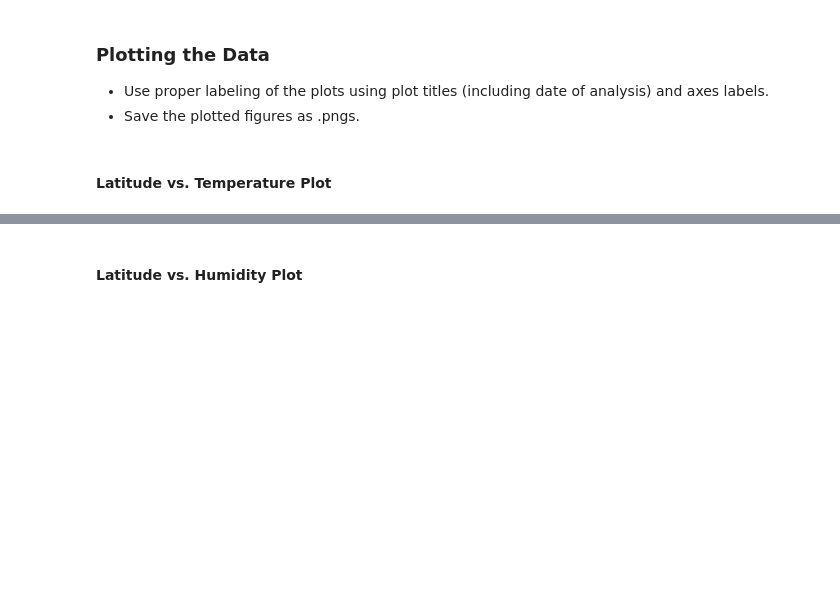
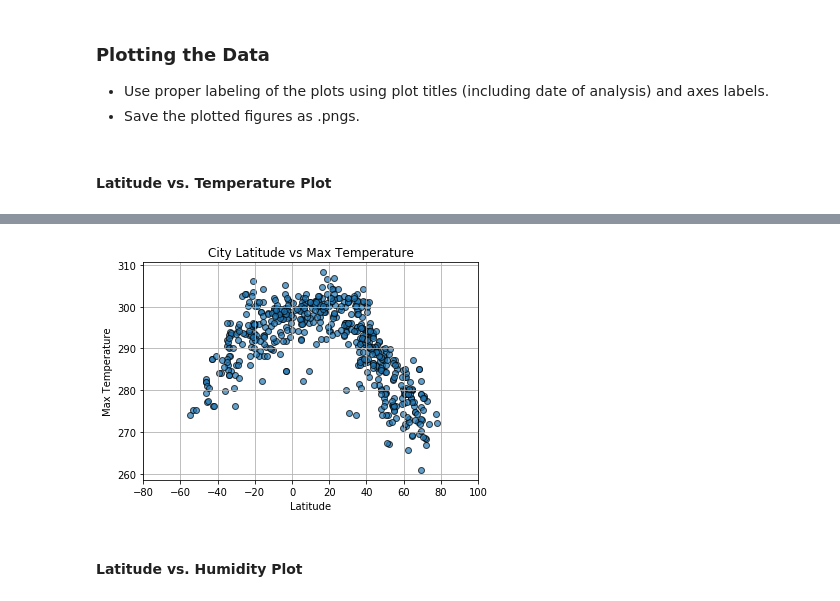
Before and after one commit to johnsethchong/UCI-homework, a Jupyter notebook: Homework6/starter_code/WeatherPy.ipynb, the cells around one changed output, grey strips where cells are left out. Saved outputs shown, nothing was run; the diff lists cells and outputs as text; code cells hidden in the pictures; blank space fills up the shorter version.

```diff
--- a/Homework6/starter_code/WeatherPy.ipynb
+++ b/Homework6/starter_code/WeatherPy.ipynb
@@ -156,3 +156,19 @@ Data Retrieval Complete
 ### Convert Raw Data to DataFrame
 * Export the city data into a .csv.
 * Display the DataFrame
+# %%
+#Create a dictionary and import into a DataFrame
+weather_dictionary = {"City": city_name,
+                     "Cloudiness": cloudiness,
+                     "Country": country,
+                     "Date": date,
+                     "Humidity": humidity,
+                     "Latitude": lat,
+                     "Longitude": lng,
+                     "Max Temperature": max_temp,
+                     "Wind Speed": wind_speed}
+
+weatherdf = pd.DataFrame(weather_dictionary)
+
+#Display the count of each column
+weatherdf.count()
@@ -188,2 +217,14 @@ dtype: int64
+# %%
+city_lat = weatherdf['Latitude']
+city_temp = weatherdf['Max Temperature']
+plt.scatter(city_lat,city_temp, marker="o", alpha=0.7,edgecolors='black')
+plt.xlabel("Latitude")
+plt.ylabel("Max Temperature")
+plt.title("City Latitude vs Max Temperature")
+plt.xlim(-80, 100)
+plt.grid()
+plt.savefig("Images\lat_temp_plot.png")
+# %% [output]
+[figure, added]
 # %% [markdown]
 #### Latitude vs. Humidity Plot
```
Also changed, not shown: parts of 12 cells of this notebook, 5 other files.
